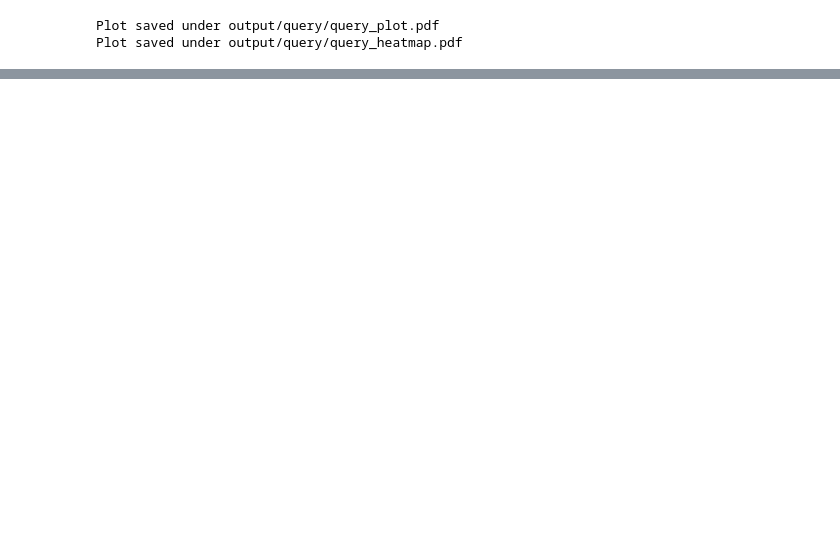
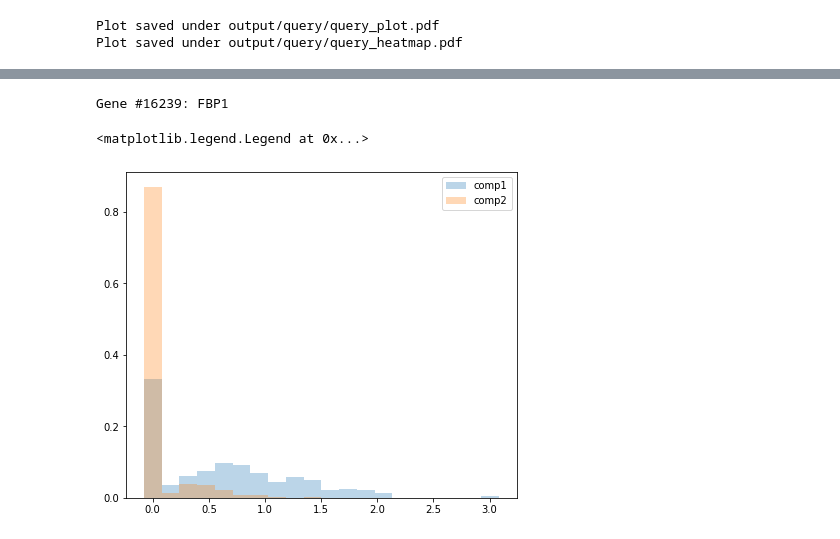
Before and after one commit to thomsonlab/popalign, a Jupyter notebook: examples/popalign.ipynb, the cells around one changed output, grey strips where cells are left out. Saved outputs shown, nothing was run; the diff lists cells and outputs as text; code cells hidden in the pictures; blank space fills up the shorter version.

```diff
--- a/examples/popalign.ipynb
+++ b/examples/popalign.ipynb
@@ -188,15 +195,25 @@ sub2 = M2[:,idx2]
 # %%
-g = 'CD3D'
-ig = np.where(pop['genes']==g)[0][0]
+# plot histograms of both subpopulations for the gene with the largest L1-norm
 
-arr1 = sub1[ig,:].toarray()
+ig = np.argmax(q) # index of gene with largest l1norm
+print('Gene #%d: %s' % (ig, pop['genes'][ig]))
+
+arr1 = sub1[ig,:].toarray() #
 arr2 = sub2[ig,:].toarray()
 max1, max2 = np.max(arr1), np.max(arr2)
+max_ = max(max1,max2)
 
-nbins = 10
-b1, be1 = np.histogram(arr1, bins=nbins, range=(0,max(max1,max2)))
-b2, be2 = np.histogram(arr2, bins=nbins, range=(0,max(max1,max2)))
+nbins = 20
+b1, be1 = np.histogram(arr1, bins=nbins, range=(0,max_))
+b2, be2 = np.histogram(arr2, bins=nbins, range=(0,max_))
 b1 = b1/len(idx1)
 b2 = b2/len(idx2)
 
-norm = np.linalg.norm(np.abs(b1-b2))
+width = be1[-1]/nbins
+plt.bar(be1[:-1], b1, label='comp1', alpha=.3, width=width)
+plt.bar(be1[:-1], b2, label='comp2', alpha=0.3, width=width)
+plt.legend()
+# %% [output]
+Gene #16239: FBP1
+<matplotlib.legend.Legend at 0x...>
+[figure, added]
```
Also changed, not shown: parts of 15 cells of this notebook.
